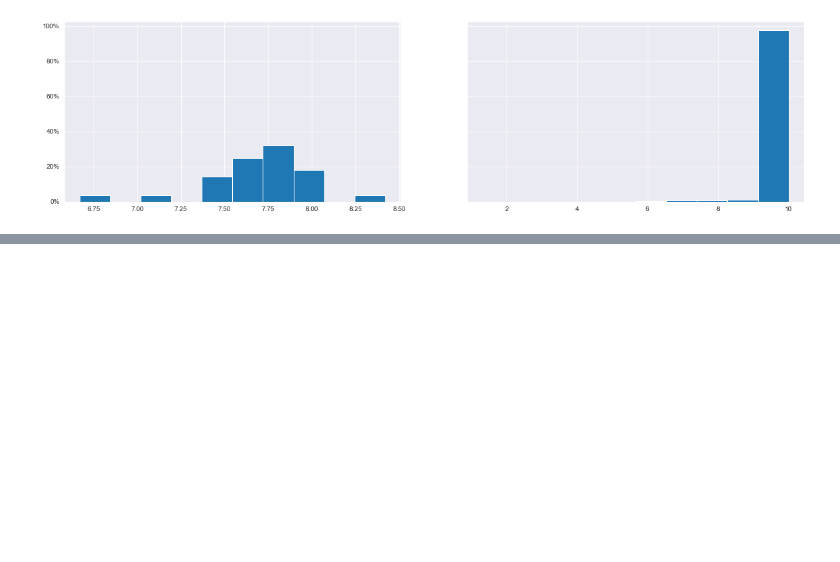
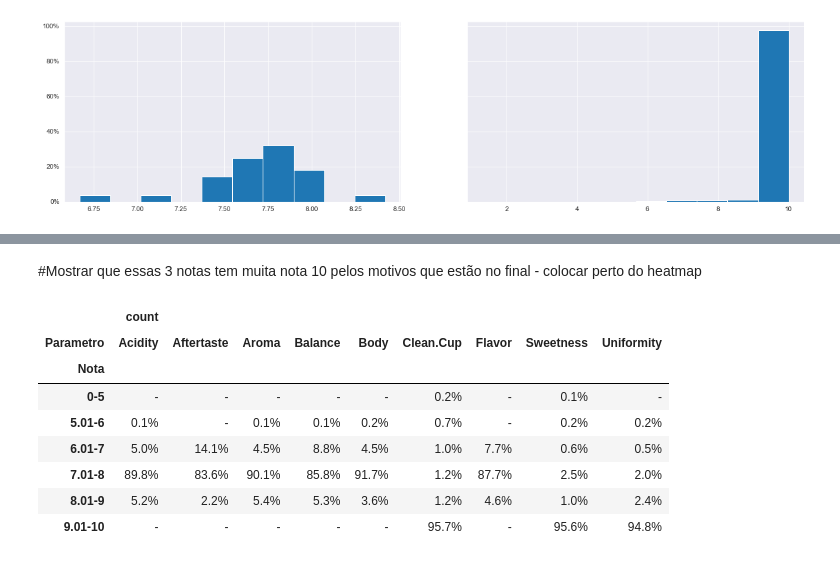
Before and after one commit to fernandadefalco/projeto-moduloIV, a Jupyter notebook: projeto_4.ipynb, the cells around one changed output, grey strips where cells are left out. Saved outputs shown, nothing was run; the diff lists cells and outputs as text; code cells hidden in the pictures; blank space fills up the shorter version.

```diff
--- a/projeto_4.ipynb
+++ b/projeto_4.ipynb
@@ -460,0 +473,26 @@ plt.show()
+# %% [markdown]
+#Mostrar que essas 3 notas tem muita nota 10 pelos motivos que estão no final - colocar perto do heatmap
+# %%
+add = []
+for coluna in df_measures.columns:
+    g = pd.cut(df_measures[coluna], bins=[0,5,6,7,8,9,11], labels = ['0-5','5.01-6','6.01-7','7.01-8','8.01-9','9.01-10'])
+    df = df_measures.groupby(g, observed=True)[coluna].agg(['count']).reset_index()
+    df['Parametro'] = coluna
+    df.rename(columns = {coluna:'Nota'}, inplace = True)
+    add.append(df)
+
+df_conc = pd.concat(add)
+
+df_new = df_conc.pivot_table(index = df_conc["Nota"], columns = df_conc["Parametro"]).apply(lambda x: x/x.sum()).applymap(lambda x: "{0:.1f}%".format(100*x))
+df_new = df_new.replace(['nan%'],'-')
+df_new
+# %% [output]
+|  | count |  |  |  |  |  |  |  |  |
+| Parametro | Acidity | Aftertaste | Aroma | Balance | Body | Clean.Cup | Flavor | Sweetness | Uniformity |
+| Nota |  |  |  |  |  |  |  |  |  |
+| 0-5 | - | - | - | - | - | 0.2% | - | 0.1% | - |
+| 5.01-6 | 0.1% | - | 0.1% | 0.1% | 0.2% | 0.7% | - | 0.2% | 0.2% |
+| 6.01-7 | 5.0% | 14.1% | 4.5% | 8.8% | 4.5% | 1.0% | 7.7% | 0.6% | 0.5% |
+| 7.01-8 | 89.8% | 83.6% | 90.1% | 85.8% | 91.7% | 1.2% | 87.7% | 2.5% | 2.0% |
+| 8.01-9 | 5.2% | 2.2% | 5.4% | 5.3% | 3.6% | 1.2% | 4.6% | 1.0% | 2.4% |
+| 9.01-10 | - | - | - | - | - | 95.7% | - | 95.6% | 94.8% |
```
Also changed, not shown: parts of 7 cells of this notebook.
